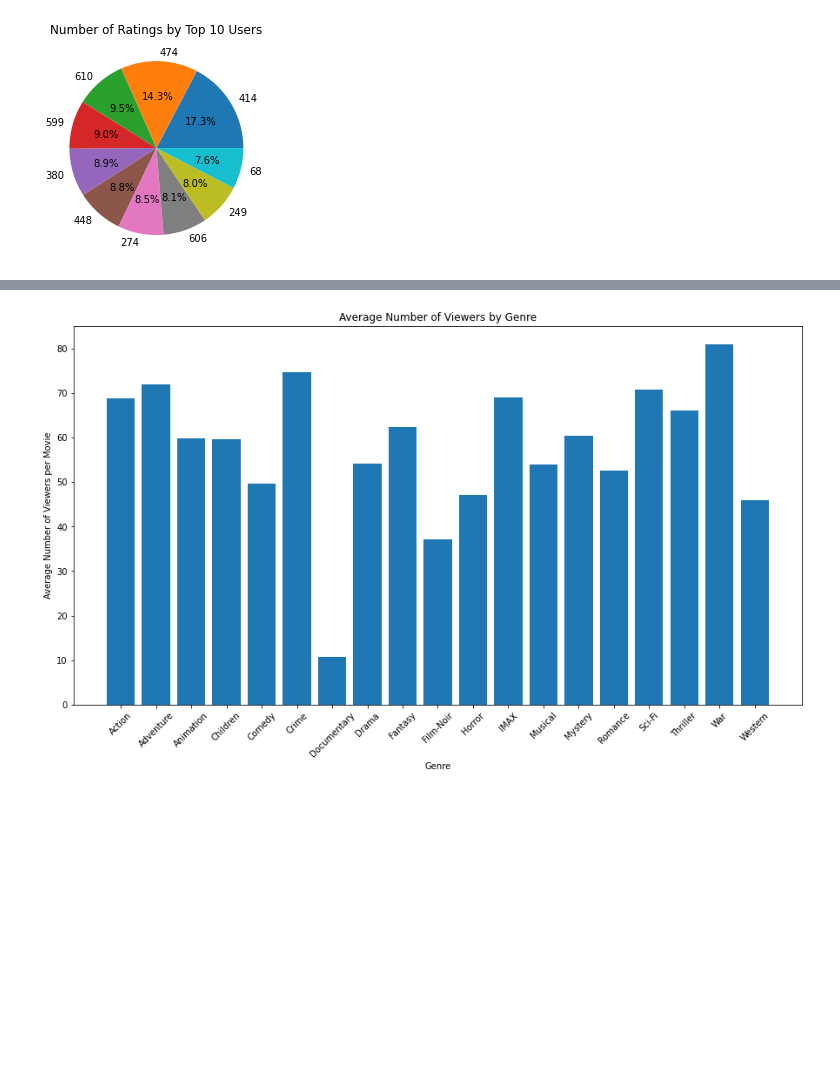
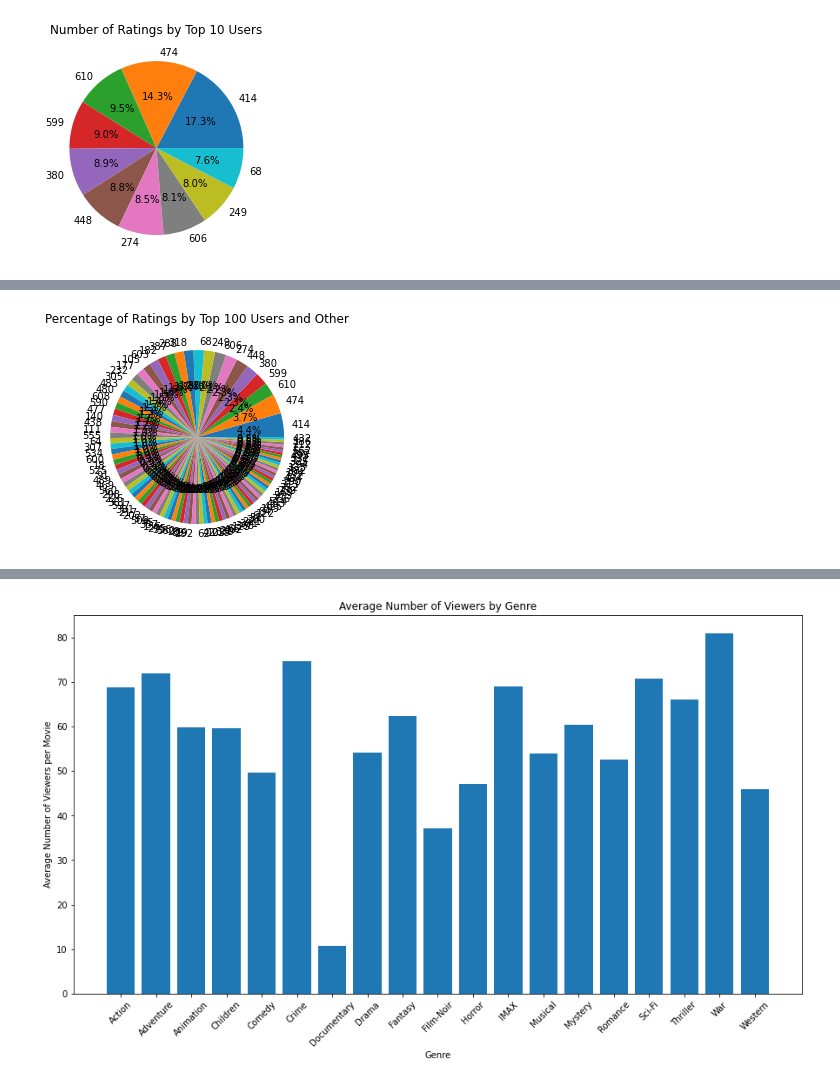
Before and after one commit to seanconlon29/Microsofts-Launch-into-Streaming, a Jupyter notebook: sean_notebook-1.ipynb, the cells around one changed output, grey strips where cells are left out. Cells and saved outputs as stored; diff of their text form; code cells hidden in the pictures; blank space fills up the shorter version.

```diff
--- a/sean_notebook-1.ipynb
+++ b/sean_notebook-1.ipynb
@@ -781,3 +855,30 @@ plt.show()
+# %%
+import matplotlib.pyplot as plt
+
+# group the data by userId and count the number of ratings for each user
+user_ratings_counts = df_clean.groupby('userId')['rating'].count()
+
+# get the top 100 users by rating count
+top_100_users = user_ratings_counts.sort_values(ascending=False)[:100]
+
+# get the count of ratings for all users in the top 100
+top_100_ratings = top_100_users.sum()
+
+# get the count of ratings for all users not in the top 100
+other_ratings = user_ratings_counts.sum() - top_100_ratings
+
+# combine the top 100 users and other into a new dataframe
+user_counts = pd.concat([top_100_users, pd.Series({'Other': other_ratings - top_100_ratings})])
+
+# remove negative values from user_counts
+#user_counts = user_counts[user_counts >= 0]
+
+# create a pie chart of the user rating counts for the top 100 users and other
+plt.pie(user_counts.values, labels=user_counts.index, autopct='%1.1f%%')
+plt.title('Percentage of Ratings by Top 100 Users and Other')
+plt.show()
+# %% [output]
+[figure, added]
 # %%
 df_clean['num_viewers'] = df_clean.groupby('movieId')['userId'].transform('count')
 # %%
```
Also changed, not shown: parts of 30 cells of this notebook, 2 other files.
